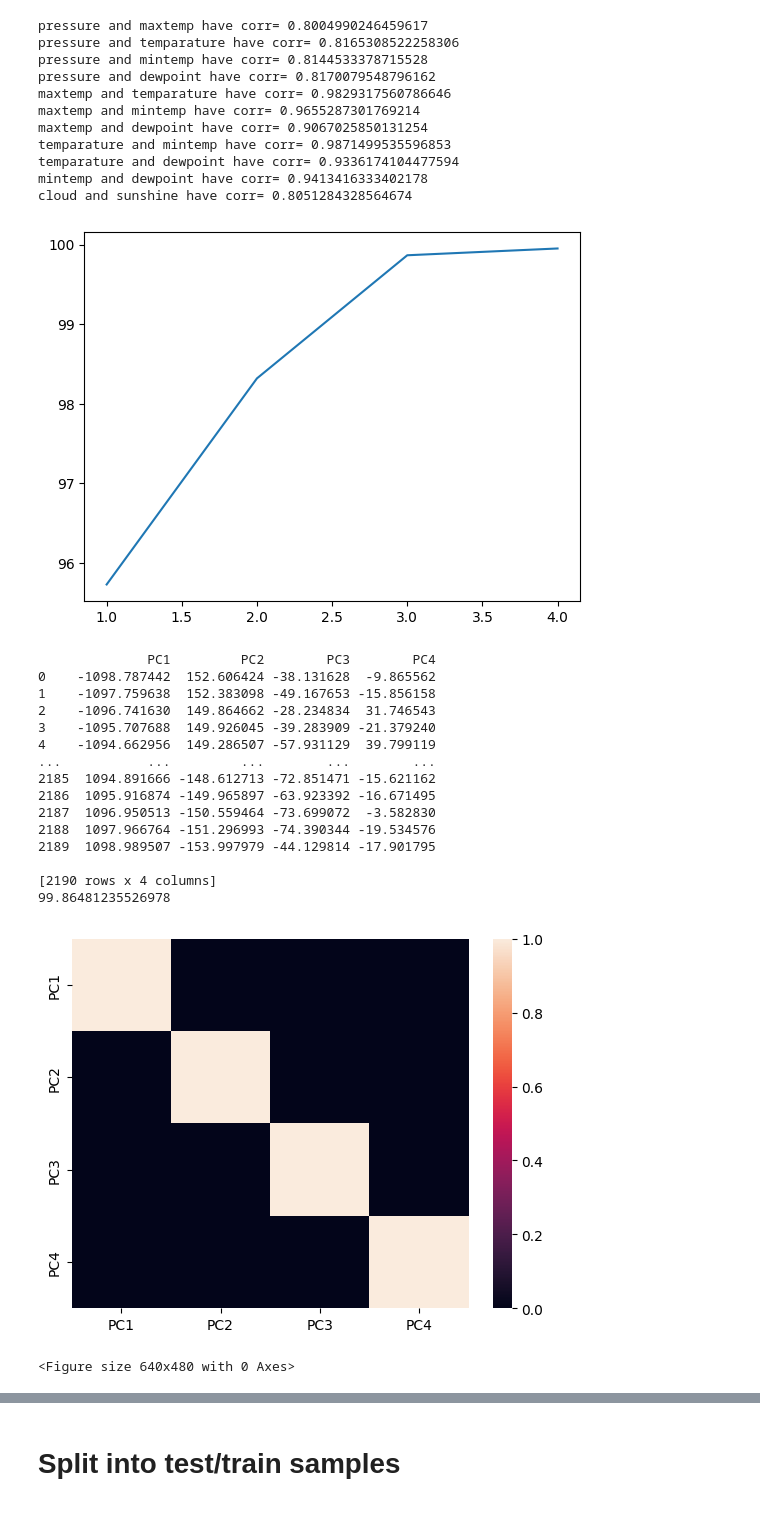
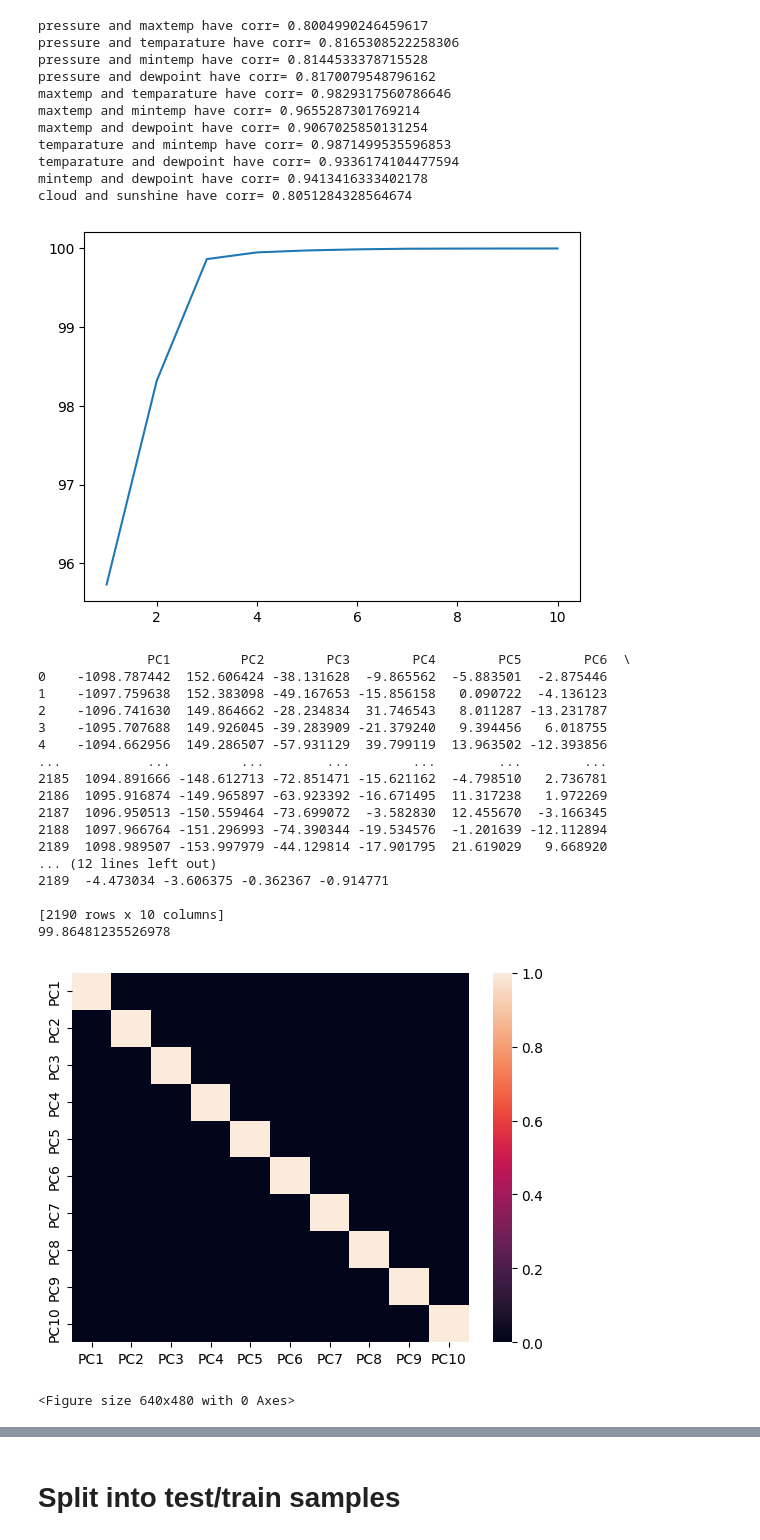
Before and after one commit to imoewi01/KaggleProjects, a Jupyter notebook: RainFallPrediction_Tournament.ipynb, the cells around one changed output, grey strips where cells are left out. Drawn from its saved outputs; the diff is of its cells as text; code cells hidden in the pictures.

```diff
--- a/RainFallPrediction_Tournament.ipynb
+++ b/RainFallPrediction_Tournament.ipynb
@@ -120,49 +120,51 @@ cloud and sunshine have corr= 0.8051284328564674
 # there is redundant info in temp, maxtemp, min temp, humidity, and dew point
 # We don't care so much about interprability, we just want to predict if it rains
 # can use Principal Components Analysis
 from sklearn.decomposition import PCA
 
-pca = PCA(n_components=4)
+pca = PCA(n_components=10)
 X = pd.DataFrame(pca.fit_transform(X))
 X_final = pd.DataFrame(pca.transform(X_final))
 updated_df = X.copy()
 updated_df.columns = ["PC"+str(i+1) for i in range(len(updated_df.columns))]
 X_final.columns = ["PC"+str(i+1) for i in range(len(updated_df.columns))]
 X.columns = ["PC"+str(i+1) for i in range(len(updated_df.columns))]
 comps = pca.components_
 var_ratio = pca.explained_variance_ratio_*100
 cum_sum_var = np.cumsum(var_ratio)
 vals = [i+1 for i in range(len(var_ratio))]
 plt.plot(vals,cum_sum_var)
 plt.show()
 plt.clf()
 
 # need at most 3 principal components, describes 99.86% of variance
 print(updated_df)
 print(cum_sum_var[2])
 
 new_corr = updated_df.corr()
 sns.heatmap(new_corr)
 plt.show()
 plt.clf()
 # %% [output]
-[figure, old version]
+[figure, new version]
-              PC1         PC2        PC3        PC4
-0    -1098.787442  152.606424 -38.131628  -9.865562
-1    -1097.759638  152.383098 -49.167653 -15.856158
-2    -1096.741630  149.864662 -28.234834  31.746543
-3    -1095.707688  149.926045 -39.283909 -21.379240
-4    -1094.662956  149.286507 -57.931129  39.799119
-...           ...         ...        ...        ...
-2185  1094.891666 -148.612713 -72.851471 -15.621162
-2186  1095.916874 -149.965897 -63.923392 -16.671495
-2187  1096.950513 -150.559464 -73.699072  -3.582830
-2188  1097.966764 -151.296993 -74.390344 -19.534576
-2189  1098.989507 -153.997979 -44.129814 -17.901795
+              PC1         PC2        PC3        PC4        PC5        PC6  \
+0    -1098.787442  152.606424 -38.131628  -9.865562  -5.883501  -2.875446
+1    -1097.759638  152.383098 -49.167653 -15.856158   0.090722  -4.136123
+2    -1096.741630  149.864662 -28.234834  31.746543   8.011287 -13.231787
+3    -1095.707688  149.926045 -39.283909 -21.379240   9.394456   6.018755
+4    -1094.662956  149.286507 -57.931129  39.799119  13.963502 -12.393856
+...           ...         ...        ...        ...        ...        ...
+2185  1094.891666 -148.612713 -72.851471 -15.621162  -4.798510   2.736781
+2186  1095.916874 -149.965897 -63.923392 -16.671495  11.317238   1.972269
+2187  1096.950513 -150.559464 -73.699072  -3.582830  12.455670  -3.166345
+2188  1097.966764 -151.296993 -74.390344 -19.534576  -1.201639 -12.112894
+2189  1098.989507 -153.997979 -44.129814 -17.901795  21.619029   9.668920
+... (12 lines left out)
+2189  -4.473034 -3.606375 -0.362367 -0.914771
 
-[2190 rows x 4 columns]
+[2190 rows x 10 columns]
 99.86481235526978
-[figure, old version]
+[figure, new version]
 <Figure size 640x480 with 0 Axes>
 # %%
 # which features are most correlated with the outcome variable?
```
Also changed, not shown: parts of 7 cells of this notebook.
